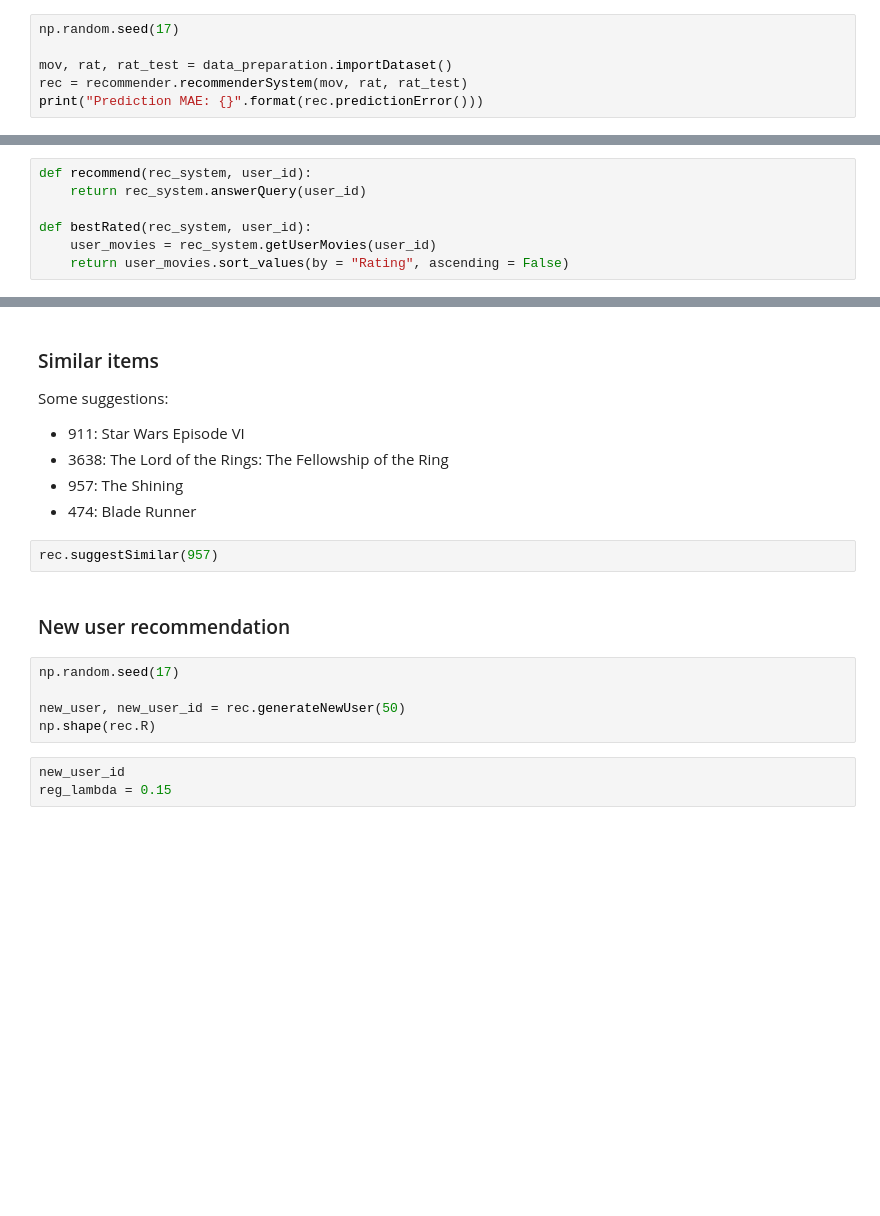
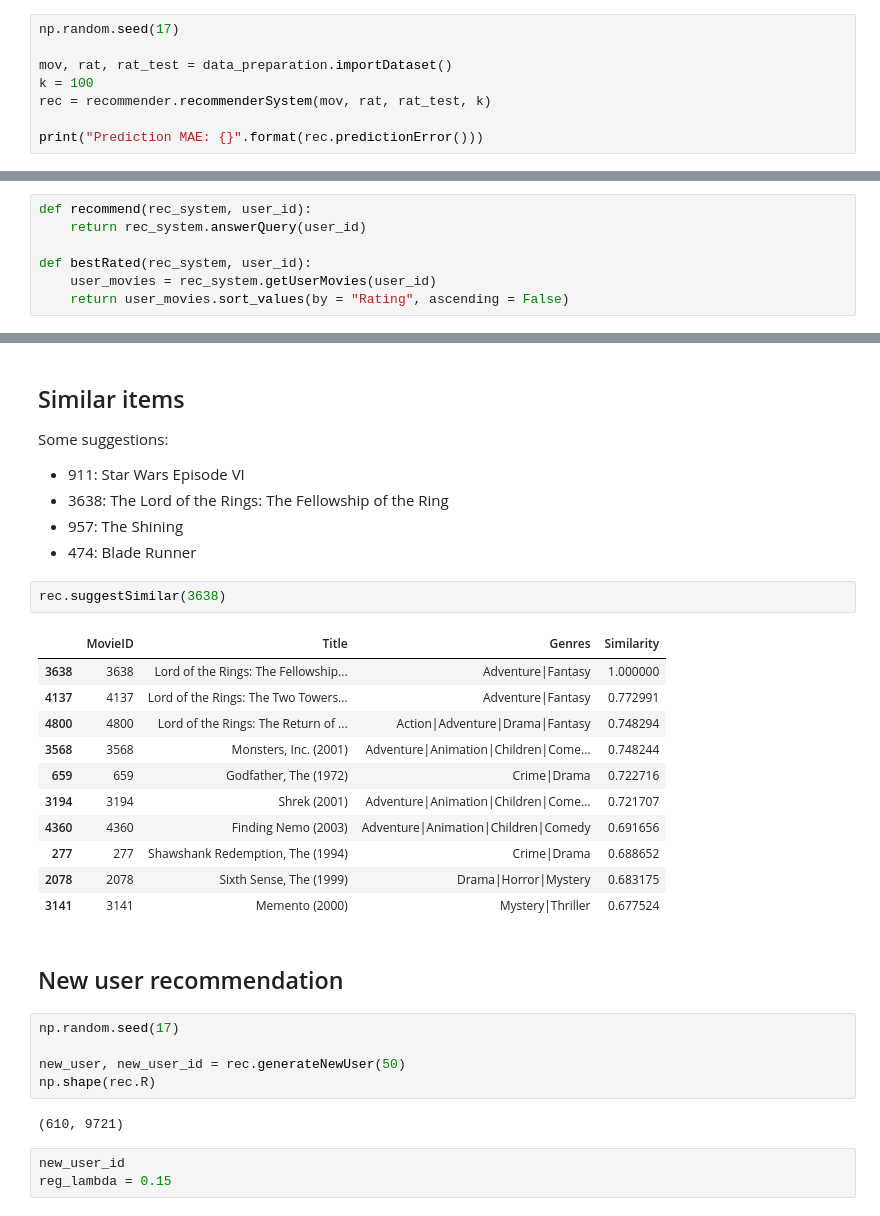
Before and after one commit to pindri/IRDV, a Jupyter notebook: source/main.ipynb, the cells around one changed output, grey strips where cells are left out. Cells and saved outputs as stored; diff of their text form; blank space fills up the shorter version.

```diff
--- a/source/main.ipynb
+++ b/source/main.ipynb
@@ -13,5 +13,7 @@ import recommender # Recommender system.
 np.random.seed(17)
 
 mov, rat, rat_test = data_preparation.importDataset()
-rec = recommender.recommenderSystem(mov, rat, rat_test)
+k = 100
+rec = recommender.recommenderSystem(mov, rat, rat_test, k)
+
 print("Prediction MAE: {}".format(rec.predictionError()))
@@ -143,19 +182,33 @@ bestRated(rec, user_id).head(10)
 # %% [markdown]
-### Similar items
+## Similar items
 Some suggestions:
 * 911: Star Wars Episode VI
 * 3638: The Lord of the Rings: The Fellowship of the Ring
 * 957: The Shining
 * 474: Blade Runner
 # %%
-rec.suggestSimilar(957)
+rec.suggestSimilar(3638)
+# %% [output]
+|  | MovieID | Title | Genres | Similarity |
+| 3638 | 3638 | Lord of the Rings: The Fellowship... | Adventure|Fantasy | 1.000000 |
+| 4137 | 4137 | Lord of the Rings: The Two Towers... | Adventure|Fantasy | 0.772991 |
+| 4800 | 4800 | Lord of the Rings: The Return of ... | Action|Adventure|Drama|Fantasy | 0.748294 |
+| 3568 | 3568 | Monsters, Inc. (2001) | Adventure|Animation|Children|Come... | 0.748244 |
+| 659 | 659 | Godfather, The (1972) | Crime|Drama | 0.722716 |
+| 3194 | 3194 | Shrek (2001) | Adventure|Animation|Children|Come... | 0.721707 |
+| 4360 | 4360 | Finding Nemo (2003) | Adventure|Animation|Children|Comedy | 0.691656 |
+| 277 | 277 | Shawshank Redemption, The (1994) | Crime|Drama | 0.688652 |
+| 2078 | 2078 | Sixth Sense, The (1999) | Drama|Horror|Mystery | 0.683175 |
+| 3141 | 3141 | Memento (2000) | Mystery|Thriller | 0.677524 |
 # %% [markdown]
-### New user recommendation
+## New user recommendation
 # %%
 np.random.seed(17)
 
 new_user, new_user_id = rec.generateNewUser(50)
 np.shape(rec.R)
+# %% [output]
+(610, 9721)
 # %%
 new_user_id
 reg_lambda = 0.15
```
Also changed, not shown: parts of 24 cells of this notebook, 7 other files.
